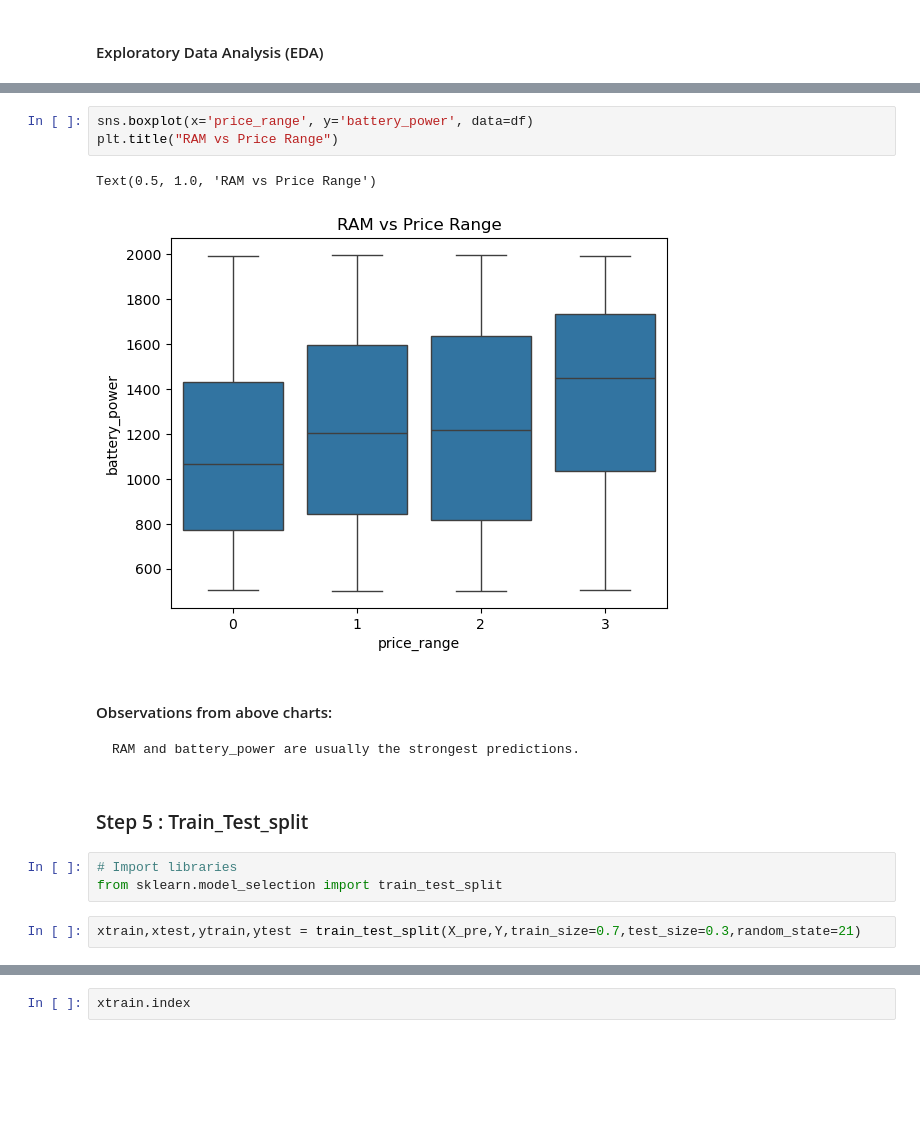
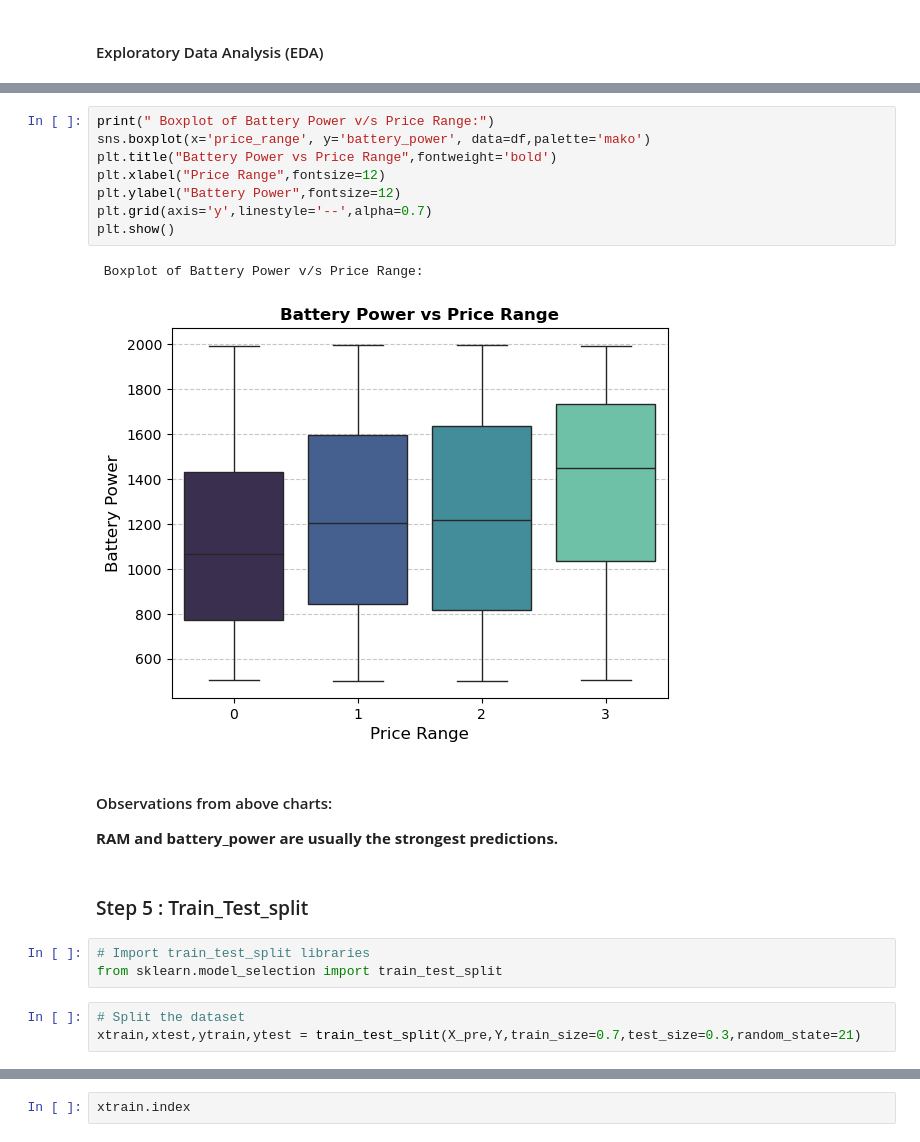
Before and after one commit to Sourabh2808/Machine-Learning, a Jupyter notebook: Mobile Price Classifictn Assignment 1.11.2025/LogisticRegression.ipynb, the cells around one changed output, grey strips where cells are left out. Cells and saved outputs as stored; diff of their text form; blank space fills up the shorter version.

```diff
--- a/Mobile Price Classifictn Assignment 1.11.2025/LogisticRegression.ipynb
+++ b/Mobile Price Classifictn Assignment 1.11.2025/LogisticRegression.ipynb
@@ -193,17 +215,23 @@ Text(0.5, 1.0, 'RAM vs Price Range')
 # %%
-sns.boxplot(x='price_range', y='battery_power', data=df)
-plt.title("RAM vs Price Range")
+print(" Boxplot of Battery Power v/s Price Range:")
+sns.boxplot(x='price_range', y='battery_power', data=df,palette='mako')
+plt.title("Battery Power vs Price Range",fontweight='bold')
+plt.xlabel("Price Range",fontsize=12)
+plt.ylabel("Battery Power",fontsize=12)
+plt.grid(axis='y',linestyle='--',alpha=0.7)
+plt.show()
 # %% [output]
-Text(0.5, 1.0, 'RAM vs Price Range')
+ Boxplot of Battery Power v/s Price Range:
-[figure, old version]
+[figure, new version]
 # %% [markdown]
 #### Observations from above charts:
-    RAM and battery_power are usually the strongest predictions.
+**RAM and battery_power are usually the strongest predictions.**
 # %% [markdown]
 ### Step 5 : Train_Test_split
 # %%
-# Import libraries
+# Import train_test_split libraries
 from sklearn.model_selection import train_test_split
 # %%
+# Split the dataset
 xtrain,xtest,ytrain,ytest = train_test_split(X_pre,Y,train_size=0.7,test_size=0.3,random_state=21)
 # %%
```
Also changed, not shown: parts of 97 cells of this notebook, 1 other file.
